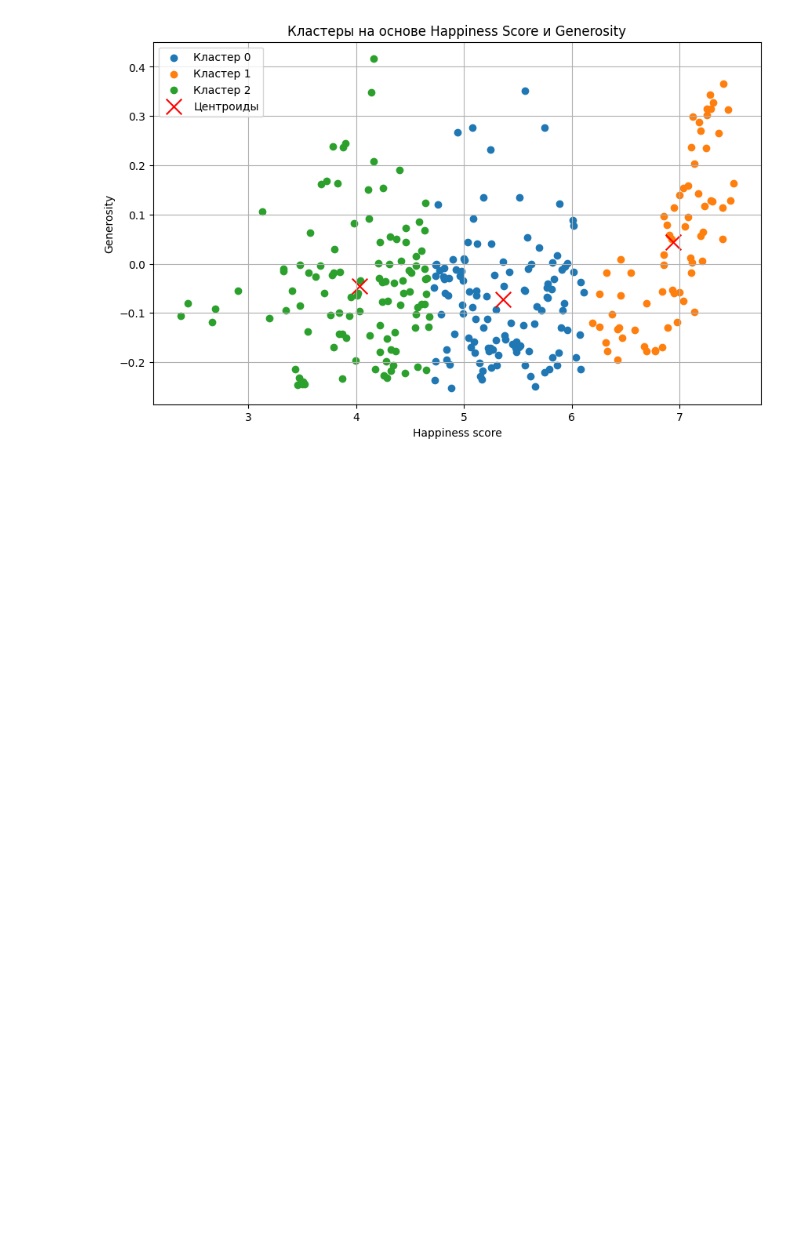
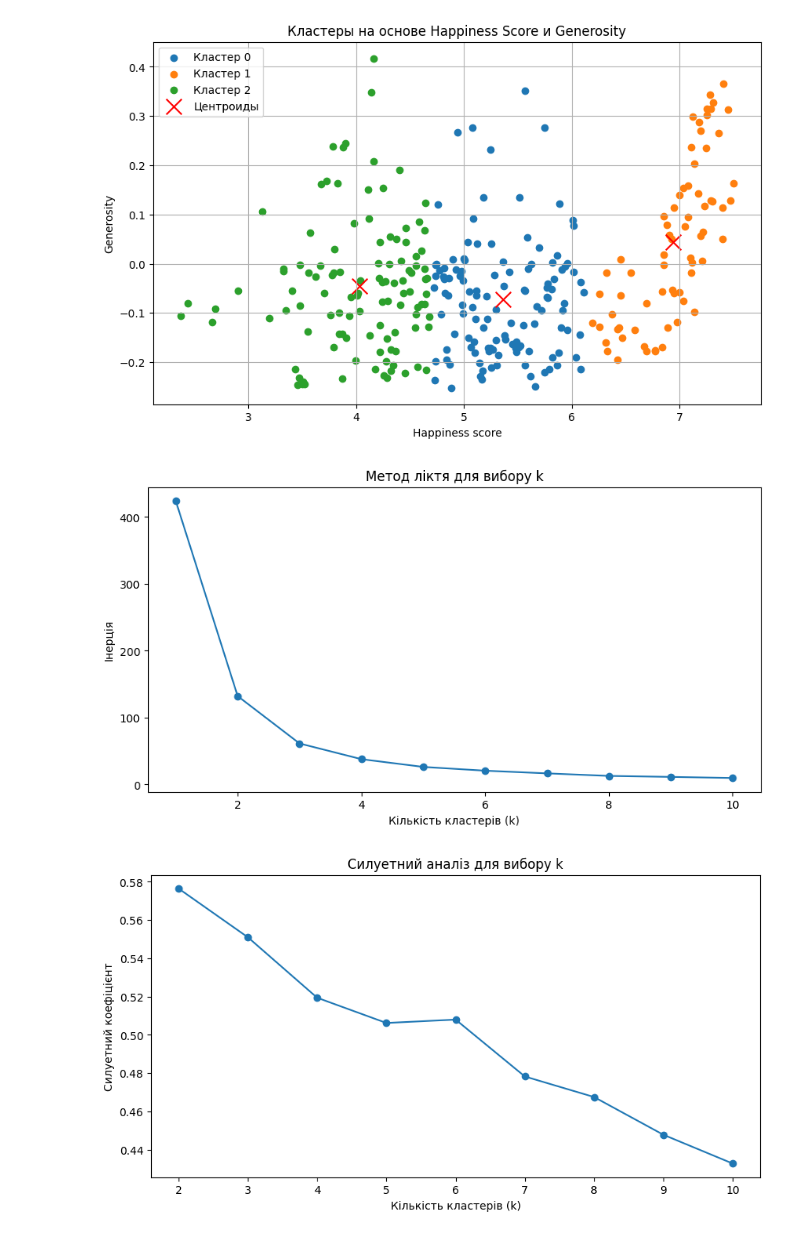
Before and after one commit to MaximKucheriaviy/labNUFT, a Jupyter notebook: VBA/lab8/lab8.ipynb, the cells around one changed output. Drawn from its saved outputs; the diff is of its cells as text; code cells hidden in the pictures; blank space fills up the shorter version.

```diff
--- a/VBA/lab8/lab8.ipynb
+++ b/VBA/lab8/lab8.ipynb
@@ -198,3 +134,44 @@ plt.grid()
 plt.show()
 # %% [output]
 [figure]
+# %%
+import pandas as pd
+from sklearn.cluster import KMeans
+from sklearn.metrics import silhouette_score
+import matplotlib.pyplot as plt
+
+data = pd.read_csv("whr.csv").dropna().head(300)[["Happiness score", "Generosity"]]
+
+inertia = []
+k_range = range(1, 11)
+
+for k in k_range:
+    kmeans = KMeans(n_clusters=k, random_state=0)
+    kmeans.fit(data)
+    inertia.append(kmeans.inertia_)
+
+plt.figure(figsize=(10, 5))
+plt.plot(k_range, inertia, marker='o')
+plt.xlabel('Кількість кластерів (k)')
+plt.ylabel('Інерція')
+plt.title('Метод ліктя для вибору k')
+plt.show()
+
+
+silhouette_scores = []
+
+for k in range(2, 11):  # Починаємо з 2 кластерів
+    kmeans = KMeans(n_clusters=k, random_state=0)
+    labels = kmeans.fit_predict(data)
+    score = silhouette_score(data, labels)
+    silhouette_scores.append(score)
+-
+plt.figure(figsize=(10, 5))
+plt.plot(range(2, 11), silhouette_scores, marker='o')
+plt.xlabel('Кількість кластерів (k)')
+plt.ylabel('Силуетний коефіцієнт')
+plt.title('Силуетний аналіз для вибору k')
+plt.show()
+# %% [output]
+[figure, added]
+[figure, added]
```
Also changed, not shown: parts of 4 cells of this notebook, 1 other file.
